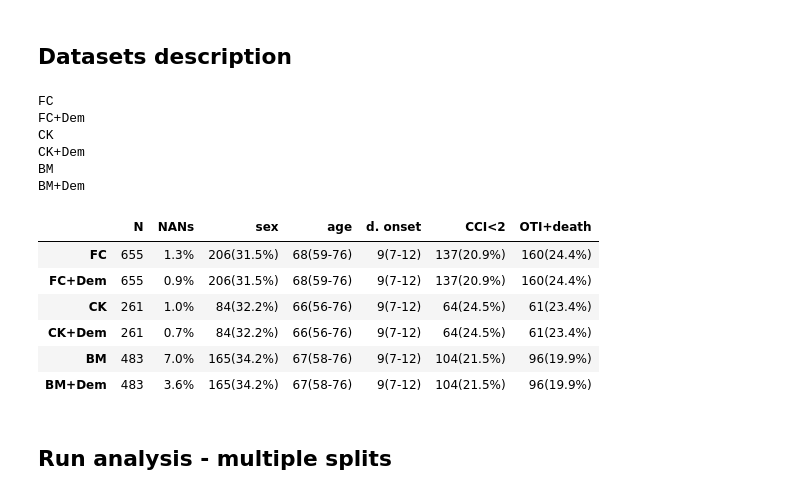
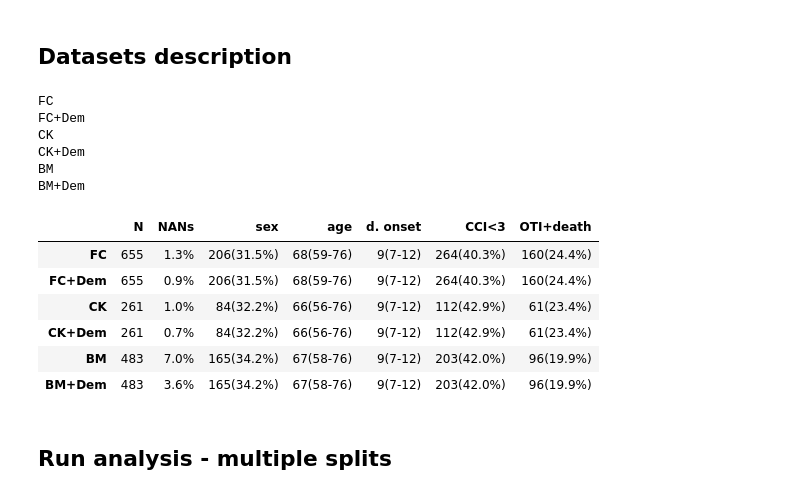
Before and after one commit to RiccardoGM/ImmuneResponseCOVID19, a Jupyter notebook: Notebooks/MultivariateLinearRegression.ipynb, the cells around one changed output. Saved outputs shown, nothing was run; the diff lists cells and outputs as text; code cells hidden in the pictures.

```diff
--- a/Notebooks/MultivariateLinearRegression.ipynb
+++ b/Notebooks/MultivariateLinearRegression.ipynb
@@ -129,7 +131,7 @@ nan_masking_val = 0.5
 do_nan_masking_groupwise_val = True
 groups = [FC_set, CK_set, Dem_set, BM_set]
 
-dict_stats = { 'N': [], 'NANs': [], 'sex': [], 'age': [], 'd. onset': [], 'CCI<2': [], 'OTI+death': []}
+dict_stats = { 'N': [], 'NANs': [], 'sex': [], 'age': [], 'd. onset': [], 'CCI<3': [], 'OTI+death': []}
 
 for model_name in models_dict['LR'].keys():
     print(model_name)
@@ -176,42 +178,42 @@ for model_name in models_dict['LR'].keys():
     dict_stats['d. onset'].append(val_str)
 
     # CCI
-    n = sum(DataInpatients.loc[row_mask, 'CCI (charlson comorbidity index)'] < 2)
+    n = sum(DataInpatients.loc[row_mask, 'CCI (charlson comorbidity index)'] < 3)
     ratio = n/n_patients*100
     val_str = '%d(%.1f%%)' %(n, ratio)
     #print('CCI<2: '+val_str)
-    dict_stats['CCI<2'].append(val_str)
+    dict_stats['CCI<3'].append(val_str)
 
     # Outcome
     n = sum(DataInpatients.loc[row_mask, 'IOT+death'] == 1)
     ratio = n/n_patients*100
     val_str = '%d(%.1f%%)' %(n, ratio)
     #print('CCI<2: '+val_str)
     dict_stats['OTI+death'].append(val_str)
 
     #print('\n')
 
 df_stat = pd.DataFrame(dict_stats, index=models_dict['LR'].keys())
 
 # Export table
 filename = 'DatasetsDescription'+exp_description+'.xlsx'
 df_stat.to_excel(path_setsdescription+filename)
 
 df_stat
 # %% [output]
 FC
 FC+Dem
 CK
 CK+Dem
 BM
 BM+Dem
-|  | N | NANs | sex | age | d. onset | CCI<2 | OTI+death |
-| FC | 655 | 1.3% | 206(31.5%) | 68(59-76) | 9(7-12) | 137(20.9%) | 160(24.4%) |
-| FC+Dem | 655 | 0.9% | 206(31.5%) | 68(59-76) | 9(7-12) | 137(20.9%) | 160(24.4%) |
-| CK | 261 | 1.0% | 84(32.2%) | 66(56-76) | 9(7-12) | 64(24.5%) | 61(23.4%) |
-| CK+Dem | 261 | 0.7% | 84(32.2%) | 66(56-76) | 9(7-12) | 64(24.5%) | 61(23.4%) |
-| BM | 483 | 7.0% | 165(34.2%) | 67(58-76) | 9(7-12) | 104(21.5%) | 96(19.9%) |
-| BM+Dem | 483 | 3.6% | 165(34.2%) | 67(58-76) | 9(7-12) | 104(21.5%) | 96(19.9%) |
+|  | N | NANs | sex | age | d. onset | CCI<3 | OTI+death |
+| FC | 655 | 1.3% | 206(31.5%) | 68(59-76) | 9(7-12) | 264(40.3%) | 160(24.4%) |
+| FC+Dem | 655 | 0.9% | 206(31.5%) | 68(59-76) | 9(7-12) | 264(40.3%) | 160(24.4%) |
+| CK | 261 | 1.0% | 84(32.2%) | 66(56-76) | 9(7-12) | 112(42.9%) | 61(23.4%) |
+| CK+Dem | 261 | 0.7% | 84(32.2%) | 66(56-76) | 9(7-12) | 112(42.9%) | 61(23.4%) |
+| BM | 483 | 7.0% | 165(34.2%) | 67(58-76) | 9(7-12) | 203(42.0%) | 96(19.9%) |
+| BM+Dem | 483 | 3.6% | 165(34.2%) | 67(58-76) | 9(7-12) | 203(42.0%) | 96(19.9%) |
 # %% [markdown]
 ## Run analysis - multiple splits
 # %%
```
Also changed, not shown: parts of 9 cells of this notebook.
